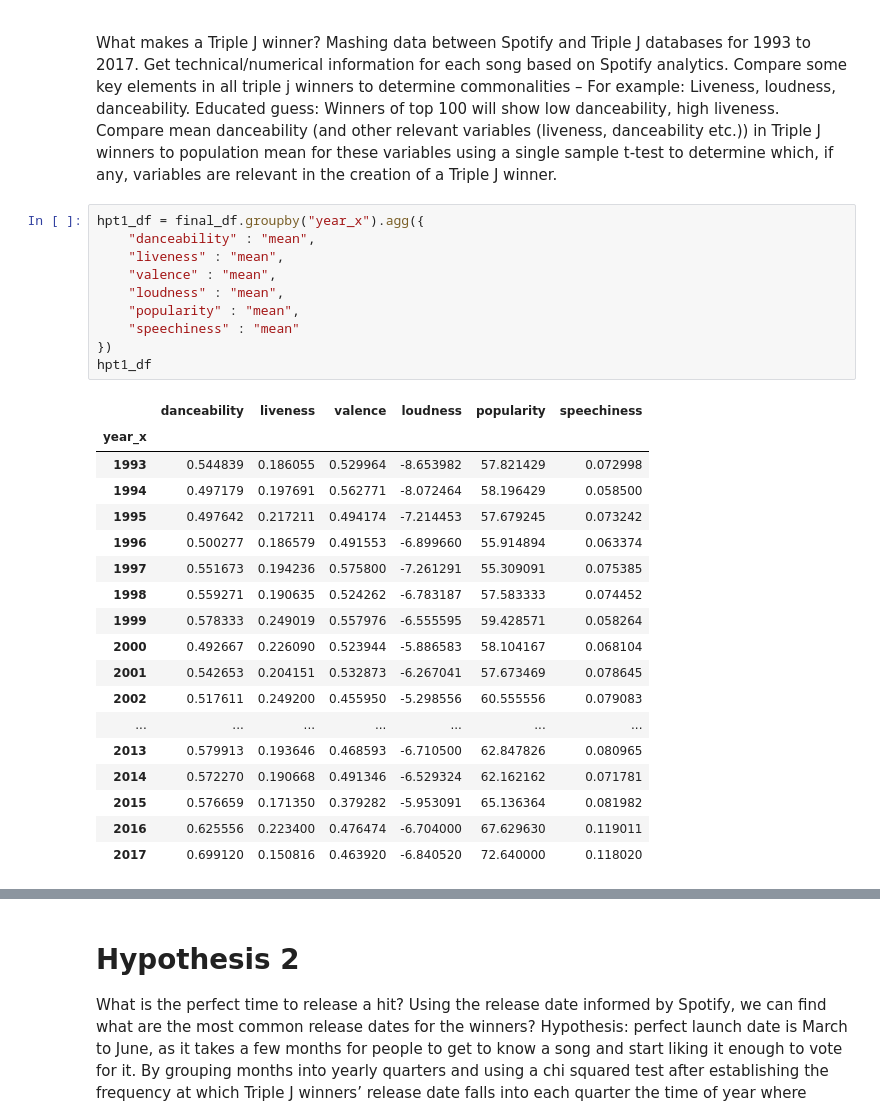
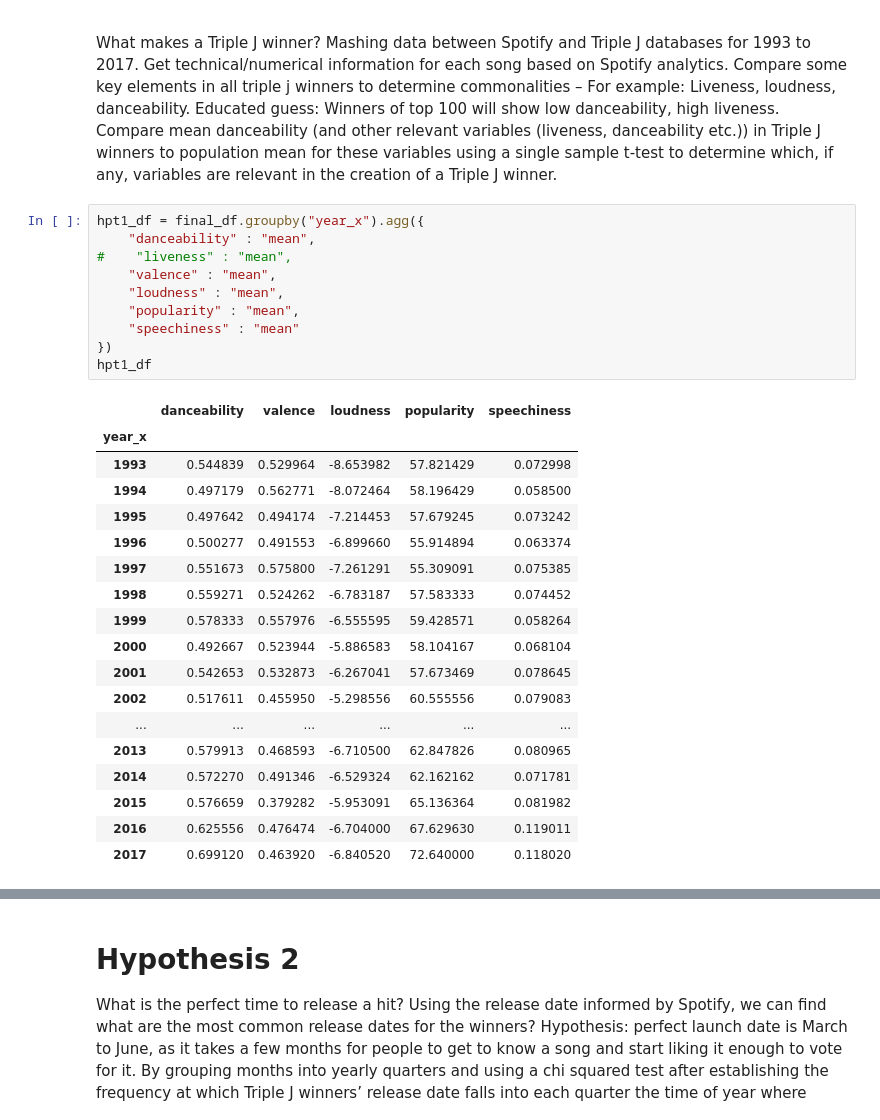
Before and after one commit to relaernu/project_1, a Jupyter notebook: Notebooks/some_analysed.ipynb, the cells around one changed output, grey strips where cells are left out. Cells and saved outputs as stored; diff of their text form.

```diff
--- a/Notebooks/some_analysed.ipynb
+++ b/Notebooks/some_analysed.ipynb
@@ -218,29 +219,29 @@ Compare mean danceability (and other relevant variables (liveness, danceability
 # %%
 hpt1_df = final_df.groupby("year_x").agg({
     "danceability" : "mean",
-    "liveness" : "mean",
+#    "liveness" : "mean",
     "valence" : "mean",
     "loudness" : "mean",
     "popularity" : "mean",
     "speechiness" : "mean"
 })
 hpt1_df
 # %% [output]
-|  | danceability | liveness | valence | loudness | popularity | speechiness |
-| year_x |  |  |  |  |  |  |
-| 1993 | 0.544839 | 0.186055 | 0.529964 | -8.653982 | 57.821429 | 0.072998 |
-| 1994 | 0.497179 | 0.197691 | 0.562771 | -8.072464 | 58.196429 | 0.058500 |
-| 1995 | 0.497642 | 0.217211 | 0.494174 | -7.214453 | 57.679245 | 0.073242 |
-| 1996 | 0.500277 | 0.186579 | 0.491553 | -6.899660 | 55.914894 | 0.063374 |
-| 1997 | 0.551673 | 0.194236 | 0.575800 | -7.261291 | 55.309091 | 0.075385 |
-| 1998 | 0.559271 | 0.190635 | 0.524262 | -6.783187 | 57.583333 | 0.074452 |
-| 1999 | 0.578333 | 0.249019 | 0.557976 | -6.555595 | 59.428571 | 0.058264 |
-| 2000 | 0.492667 | 0.226090 | 0.523944 | -5.886583 | 58.104167 | 0.068104 |
-| 2001 | 0.542653 | 0.204151 | 0.532873 | -6.267041 | 57.673469 | 0.078645 |
-| 2002 | 0.517611 | 0.249200 | 0.455950 | -5.298556 | 60.555556 | 0.079083 |
-| ... | ... | ... | ... | ... | ... | ... |
-| 2013 | 0.579913 | 0.193646 | 0.468593 | -6.710500 | 62.847826 | 0.080965 |
-| 2014 | 0.572270 | 0.190668 | 0.491346 | -6.529324 | 62.162162 | 0.071781 |
-| 2015 | 0.576659 | 0.171350 | 0.379282 | -5.953091 | 65.136364 | 0.081982 |
-| 2016 | 0.625556 | 0.223400 | 0.476474 | -6.704000 | 67.629630 | 0.119011 |
-| 2017 | 0.699120 | 0.150816 | 0.463920 | -6.840520 | 72.640000 | 0.118020 |
+|  | danceability | valence | loudness | popularity | speechiness |
+| year_x |  |  |  |  |  |
+| 1993 | 0.544839 | 0.529964 | -8.653982 | 57.821429 | 0.072998 |
+| 1994 | 0.497179 | 0.562771 | -8.072464 | 58.196429 | 0.058500 |
+| 1995 | 0.497642 | 0.494174 | -7.214453 | 57.679245 | 0.073242 |
+| 1996 | 0.500277 | 0.491553 | -6.899660 | 55.914894 | 0.063374 |
+| 1997 | 0.551673 | 0.575800 | -7.261291 | 55.309091 | 0.075385 |
+| 1998 | 0.559271 | 0.524262 | -6.783187 | 57.583333 | 0.074452 |
+| 1999 | 0.578333 | 0.557976 | -6.555595 | 59.428571 | 0.058264 |
+| 2000 | 0.492667 | 0.523944 | -5.886583 | 58.104167 | 0.068104 |
+| 2001 | 0.542653 | 0.532873 | -6.267041 | 57.673469 | 0.078645 |
+| 2002 | 0.517611 | 0.455950 | -5.298556 | 60.555556 | 0.079083 |
+| ... | ... | ... | ... | ... | ... |
+| 2013 | 0.579913 | 0.468593 | -6.710500 | 62.847826 | 0.080965 |
+| 2014 | 0.572270 | 0.491346 | -6.529324 | 62.162162 | 0.071781 |
+| 2015 | 0.576659 | 0.379282 | -5.953091 | 65.136364 | 0.081982 |
+| 2016 | 0.625556 | 0.476474 | -6.704000 | 67.629630 | 0.119011 |
+| 2017 | 0.699120 | 0.463920 | -6.840520 | 72.640000 | 0.118020 |
```
Also changed, not shown: parts of 11 cells of this notebook.
